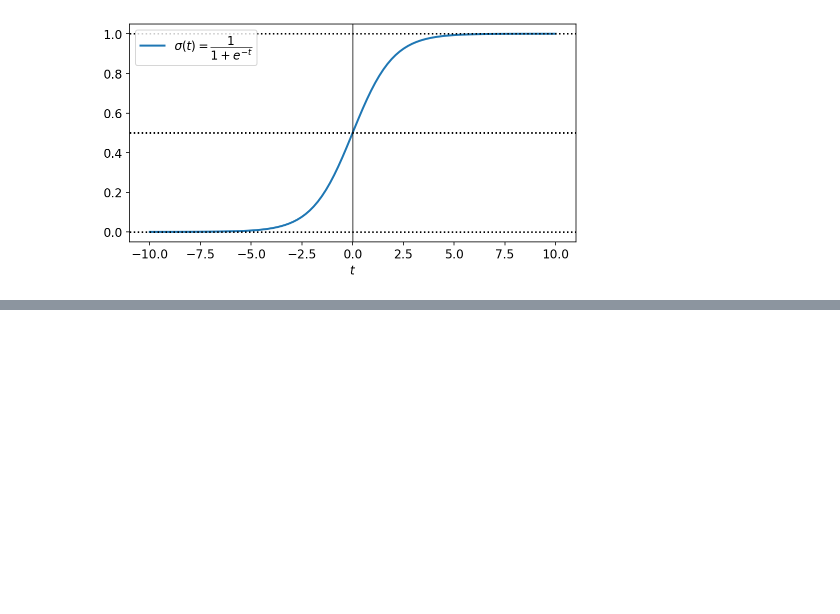
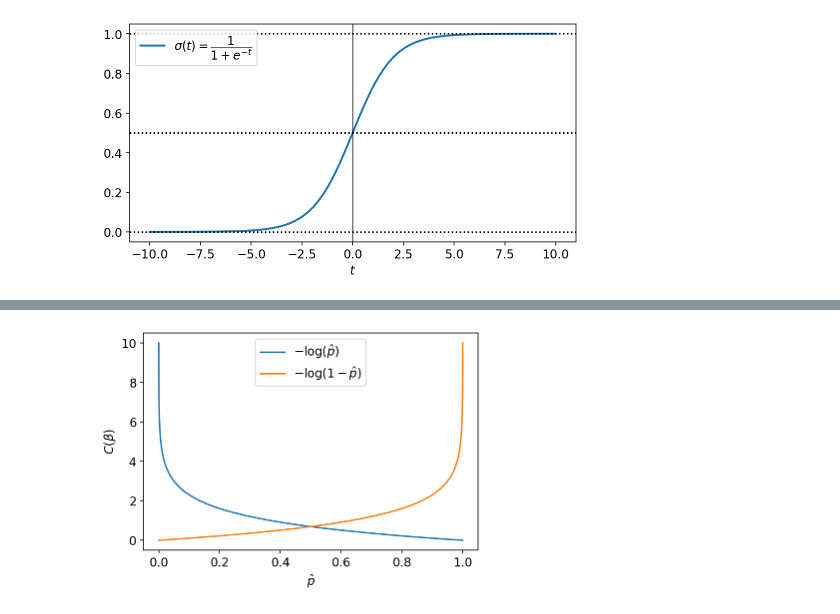
Before and after one commit to Anduron/FYS-STK4155-Project2, a Jupyter notebook: notebooks/logistic_regression.ipynb, the cells around one changed output, grey strips where cells are left out. Drawn from its saved outputs; the diff is of its cells as text; code cells hidden in the pictures; blank space fills up the shorter version.

```diff
--- a/notebooks/logistic_regression.ipynb
+++ b/notebooks/logistic_regression.ipynb
@@ -29,10 +39,10 @@ from setup import fig_path
 # %%
-def logistic_function(t):
+def logistic_func(t):
     return 1 / (1 + np.exp(-t))
 
 t = np.linspace(-10, 10, 100)
 fig = plt.figure(figsize=(8, 4))
-plt.plot(t, logistic_function(t), lw=2)
+plt.plot(t, logistic_func(t), lw=2)
 plt.axhline(0, ls=':', color='k')
 plt.axhline(0.5, ls=':', color='k')
 plt.axhline(1, ls=':', color='k')
@@ -45,0 +90,18 @@ plt.show()
+# %%
+def cost_func_class_pos(t):
+    return - np.log(logistic_func(t))
+
+def cost_func_class_neg(t):
+    return - np.log(1 - logistic_func(t))
+
+t = np.linspace(-10, 10, 100)
+
+plt.plot(logistic_func(t), cost_func_class_pos(t))
+plt.plot(logistic_func(t), cost_func_class_neg(t))
+plt.xlabel('$\hat{p}$')
+plt.ylabel('$C(\\beta)$')
+plt.legend(['$-\log(\hat{p})$', '$-\log(1-\hat{p})$'])
+fig.savefig(fig_path('logistic_cost_func.pdf'))
+plt.show()
+# %% [output]
+[figure, added]
```
Also changed, not shown: parts of 10 cells of this notebook, 2 other files.
